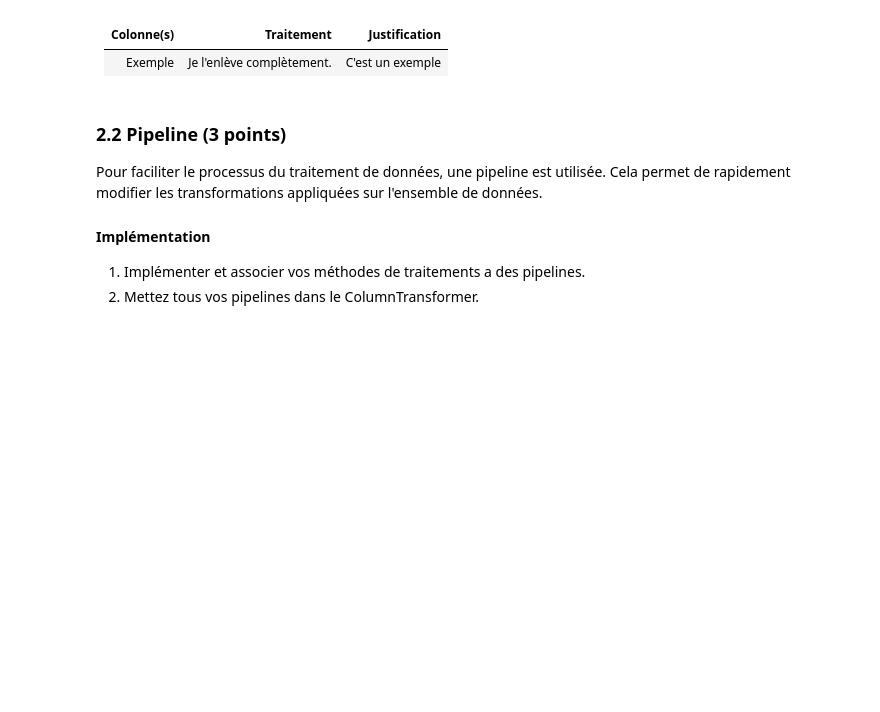
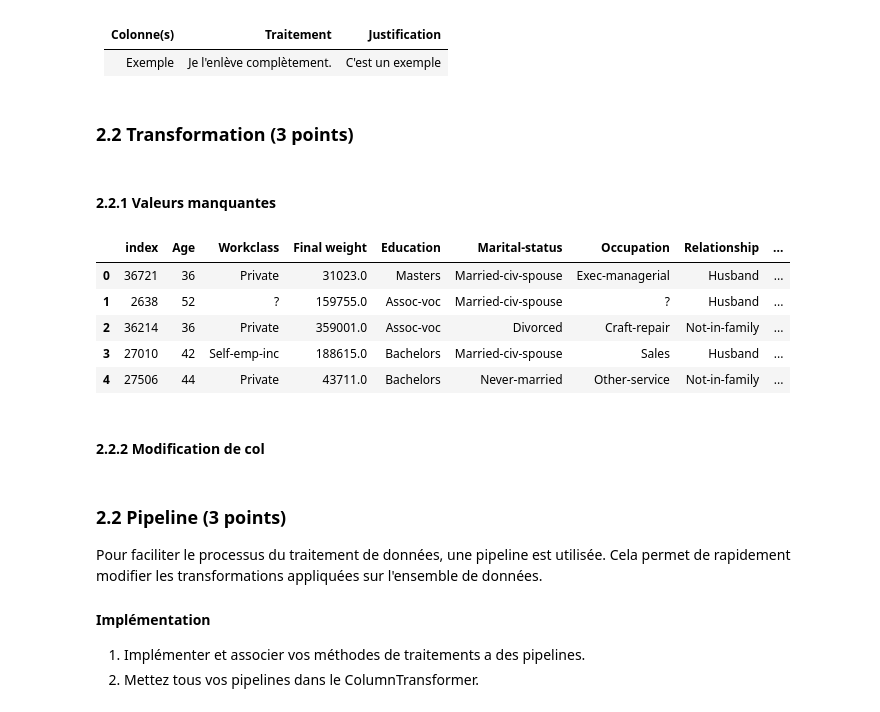
Before and after one commit to AdamMartinCote/IntroductionToAI, a Jupyter notebook: tp3/TP3_INF8215.ipynb, the cells around one changed output. Drawn from its saved outputs; the diff is of its cells as text; code cells hidden in the pictures; blank space fills up the shorter version.

```diff
--- a/tp3/TP3_INF8215.ipynb
+++ b/tp3/TP3_INF8215.ipynb
@@ -582,7 +580,7 @@ https://pandas.pydata.org/pandas-docs/version/0.23/generated/pandas.DataFrame.ht
 # %%
 import pandas as pd
 
-PATH = "data/" # changer le path avec votre path
+PATH = "" # changer le path avec votre path
 X_train = pd.read_csv(PATH + "train.csv")
 X_test = pd.read_csv(PATH + "test.csv")
 # %% [markdown]
@@ -617,3 +629,37 @@ Vous devez justifier toutes les transformations que vous faites sur les données
 Colonne(s) | Traitement | Justification |
  :---: | :---: | :---: |
  Exemple | Je l'enlève complètement. | C'est un exemple |
+# %% [markdown]
+### 2.2 Transformation (3 points)
+# %% [markdown]
+#### 2.2.1 Valeurs manquantes
+# %%
+from sklearn.impute import SimpleImputer
+
+def impute(data, imputer):
+    for key, value in imputer.items():
+        data[key] = imputer[key].fit_transform(data[key].values.reshape(-1,1))
+
+
+imputer = {}
+imputer['Age'] = SimpleImputer(strategy = 'constant', fill_value = 0.0)
+imputer['Workclass'] = SimpleImputer(strategy = 'constant', fill_value = 'unknown')
+imputer['Final weight'] = SimpleImputer(strategy = 'mean')
+imputer['Education'] = SimpleImputer(strategy = 'constant', fill_value = 'unknown')
+imputer['Marital-status'] = SimpleImputer(strategy = 'constant', fill_value = 'unknown')
+imputer['Occupation'] = SimpleImputer(strategy = 'constant', fill_value = 'unknown')
+imputer['Relationship'] = SimpleImputer(strategy = 'constant', fill_value = 'unknown')
+imputer['Sex'] = SimpleImputer(strategy = 'constant', fill_value = 'unknown')
+imputer['Capital-gain'] = SimpleImputer(strategy = 'mean')
+imputer['Hours per week'] = SimpleImputer(strategy = 'mean')
+
+impute(X_train, imputer)
+
+X_train.head()
+# %% [output]
+|  | index | Age | Workclass | Final weight | Education | Marital-status | Occupation | Relationship | ... |
+| 0 | 36721 | 36 | Private | 31023.0 | Masters | Married-civ-spouse | Exec-managerial | Husband | ... |
+| 1 | 2638 | 52 | ? | 159755.0 | Assoc-voc | Married-civ-spouse | ? | Husband | ... |
+| 2 | 36214 | 36 | Private | 359001.0 | Assoc-voc | Divorced | Craft-repair | Not-in-family | ... |
+| 3 | 27010 | 42 | Self-emp-inc | 188615.0 | Bachelors | Married-civ-spouse | Sales | Husband | ... |
+| 4 | 27506 | 44 | Private | 43711.0 | Bachelors | Never-married | Other-service | Not-in-family | ... |
@@ -619,0 +669,2 @@ Colonne(s) | Traitement | Justification |
+# %% [markdown]
+#### 2.2.2 Modification de col
```
Also changed, not shown: parts of 10 cells of this notebook.
